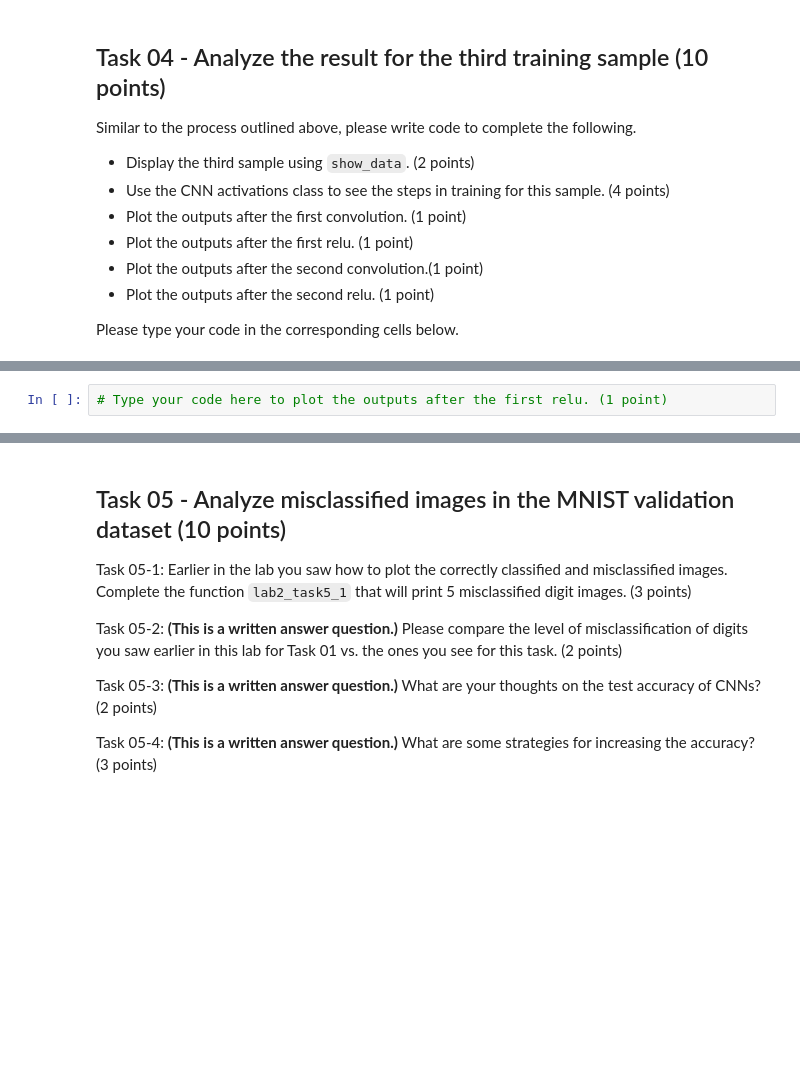
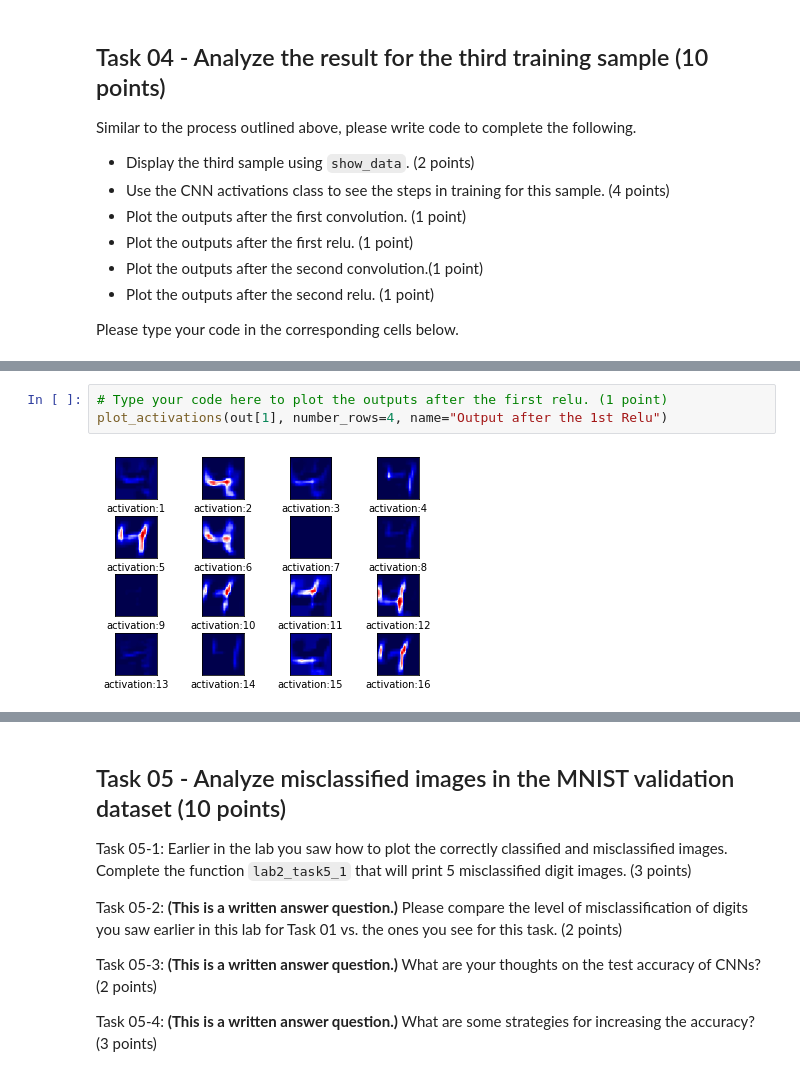
Before and after one commit to AIFictionFact/Summer2021, a Jupyter notebook: lab2-answers.ipynb, the cells around one changed output, grey strips where cells are left out. Drawn from its saved outputs; the diff is of its cells as text; blank space fills up the shorter version.

```diff
--- a/lab2-answers.ipynb
+++ b/lab2-answers.ipynb
@@ -803,4 +993,7 @@ Please type your code in the corresponding cells below.
 # %%
 # Type your code here to plot the outputs after the first relu. (1 point)
+plot_activations(out[1], number_rows=4, name="Output after the 1st Relu")
+# %% [output]
+[figure, added]
 # %%
 # Type your code here to plot the outputs after the second convolution.(1 point)
```
Also changed, not shown: parts of 79 cells of this notebook.
